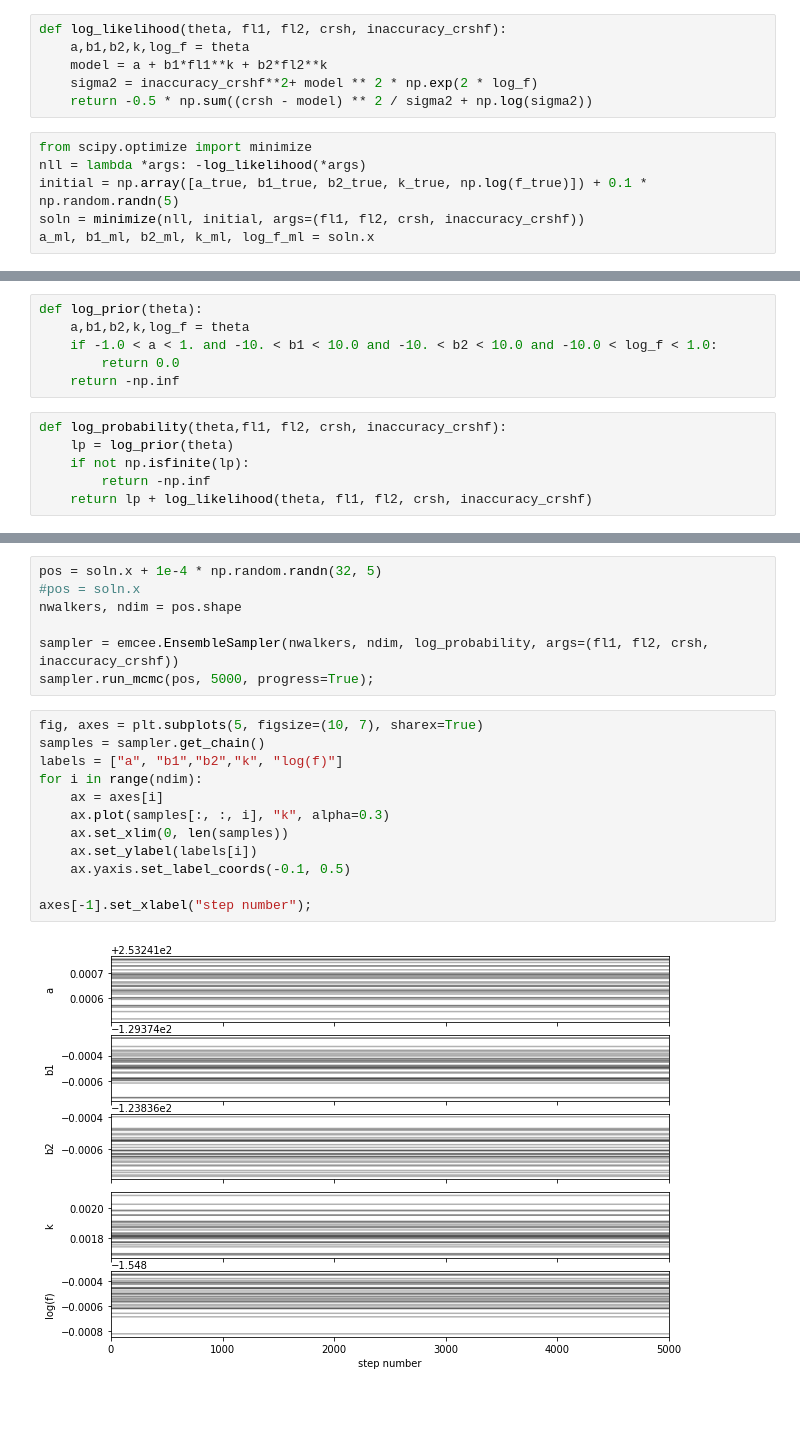
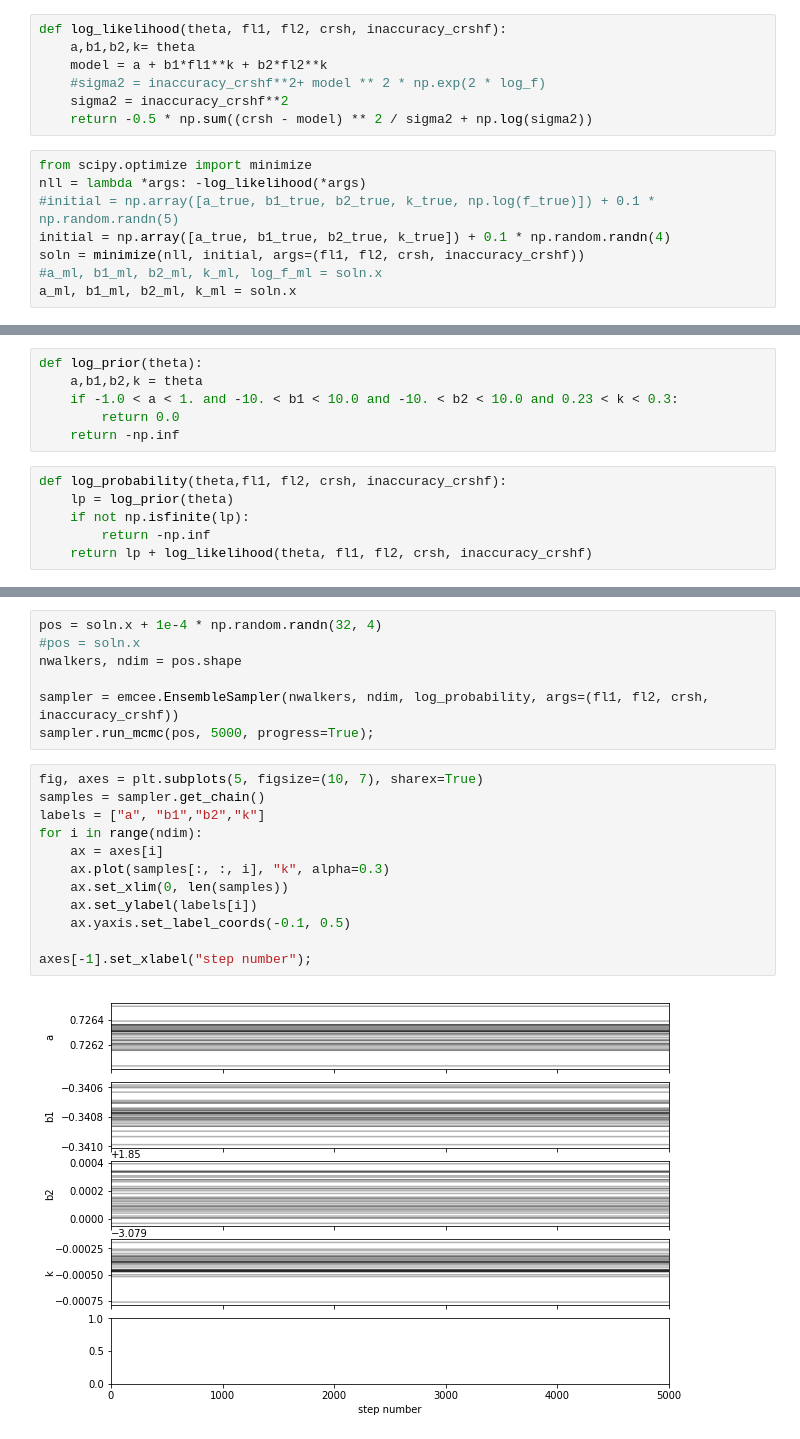
Before and after one commit to RustamRuslanovich/Fitting, a Jupyter notebook: emcee.ipynb, the cells around one changed output, grey strips where cells are left out. Saved outputs shown, nothing was run; the diff lists cells and outputs as text; blank space fills up the shorter version.

```diff
--- a/emcee.ipynb
+++ b/emcee.ipynb
@@ -38,15 +48,18 @@ plt.errorbar(fl1, crsh, yerr=inaccuracy_crshf, fmt=".k", capsize=0)
 # %%
 def log_likelihood(theta, fl1, fl2, crsh, inaccuracy_crshf):
-    a,b1,b2,k,log_f = theta
+    a,b1,b2,k= theta
     model = a + b1*fl1**k + b2*fl2**k
-    sigma2 = inaccuracy_crshf**2+ model ** 2 * np.exp(2 * log_f)
+    #sigma2 = inaccuracy_crshf**2+ model ** 2 * np.exp(2 * log_f)
+    sigma2 = inaccuracy_crshf**2
     return -0.5 * np.sum((crsh - model) ** 2 / sigma2 + np.log(sigma2))
 # %%
 from scipy.optimize import minimize
 nll = lambda *args: -log_likelihood(*args)
-initial = np.array([a_true, b1_true, b2_true, k_true, np.log(f_true)]) + 0.1 * np.random.randn(5)
+#initial = np.array([a_true, b1_true, b2_true, k_true, np.log(f_true)]) + 0.1 * np.random.randn(5)
+initial = np.array([a_true, b1_true, b2_true, k_true]) + 0.1 * np.random.randn(4)
 soln = minimize(nll, initial, args=(fl1, fl2, crsh, inaccuracy_crshf))
-a_ml, b1_ml, b2_ml, k_ml, log_f_ml = soln.x
+#a_ml, b1_ml, b2_ml, k_ml, log_f_ml = soln.x
+a_ml, b1_ml, b2_ml, k_ml = soln.x
 # %%
 print("Maximum likelihood estimates:")
 print("a = {0:.3f}".format(a_ml))
@@ -71,7 +83,7 @@ plt.plot(fl1, a_ml + b1_ml*fl1**k_ml + b2_ml*fl2**k_ml, ":k", label="ML")
 # %%
 def log_prior(theta):
-    a,b1,b2,k,log_f = theta
-    if -1.0 < a < 1. and -10. < b1 < 10.0 and -10. < b2 < 10.0 and -10.0 < log_f < 1.0:
+    a,b1,b2,k = theta
+    if -1.0 < a < 1. and -10. < b1 < 10.0 and -10. < b2 < 10.0 and 0.23 < k < 0.3:
         return 0.0
     return -np.inf
 # %%
@@ -83,5 +99,5 @@ def log_probability(theta,fl1, fl2, crsh, inaccuracy_crshf):
 # %%
-pos = soln.x + 1e-4 * np.random.randn(32, 5)
+pos = soln.x + 1e-4 * np.random.randn(32, 4)
 #pos = soln.x
 nwalkers, ndim = pos.shape
 
@@ -90,17 +106,17 @@ sampler.run_mcmc(pos, 5000, progress=True);
 # %%
 fig, axes = plt.subplots(5, figsize=(10, 7), sharex=True)
 samples = sampler.get_chain()
-labels = ["a", "b1","b2","k", "log(f)"]
+labels = ["a", "b1","b2","k"]
 for i in range(ndim):
     ax = axes[i]
     ax.plot(samples[:, :, i], "k", alpha=0.3)
     ax.set_xlim(0, len(samples))
     ax.set_ylabel(labels[i])
     ax.yaxis.set_label_coords(-0.1, 0.5)
 
 axes[-1].set_xlabel("step number");
 # %% [output]
-[figure, old version]
+[figure, new version]
 # %%
 tau = sampler.get_autocorr_time()
 print(tau)
```
Also changed, not shown: parts of 11 cells of this notebook.
